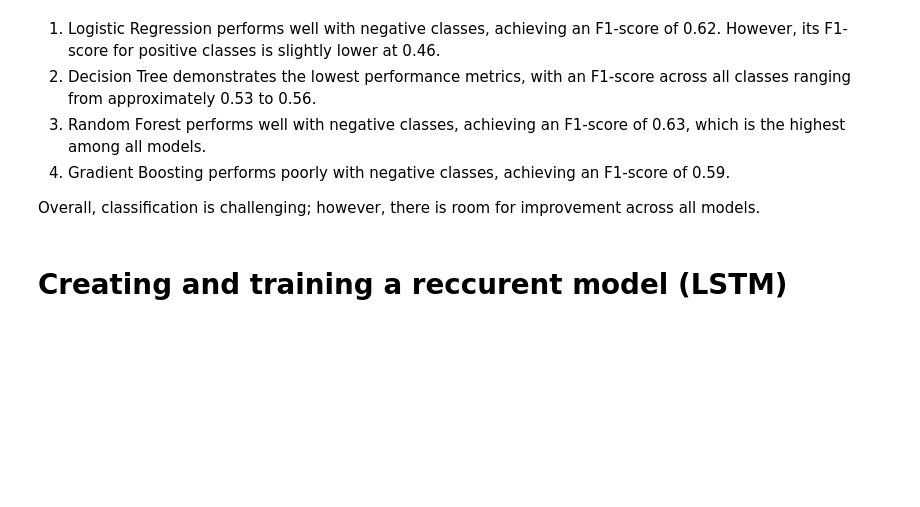
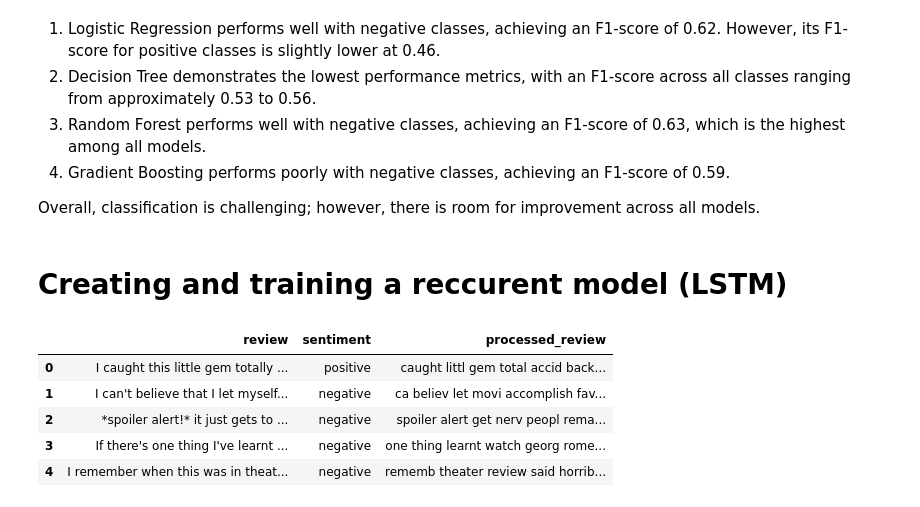
Before and after one commit to PolinaSushko/NLP_Project, a Jupyter notebook: notebooks/final_pr.ipynb, the cells around one changed output. Saved outputs shown, nothing was run; the diff lists cells and outputs as text; code cells hidden in the pictures; blank space fills up the shorter version.

```diff
--- a/notebooks/final_pr.ipynb
+++ b/notebooks/final_pr.ipynb
@@ -378 +391,10 @@ test_data  = pd.read_csv(TEST_PATH)
+# %%
+display(train_data.head())
+# %% [output]
+|  | review | sentiment | processed_review |
+| 0 | I caught this little gem totally ... | positive | caught littl gem total accid back... |
+| 1 | I can't believe that I let myself... | negative | ca believ let movi accomplish fav... |
+| 2 | *spoiler alert!* it just gets to ... | negative | spoiler alert get nerv peopl rema... |
+| 3 | If there's one thing I've learnt ... | negative | one thing learnt watch georg rome... |
+| 4 | I remember when this was in theat... | negative | rememb theater review said horrib... |
 # %%
```
Also changed, not shown: parts of 23 cells of this notebook, 28 other files.
